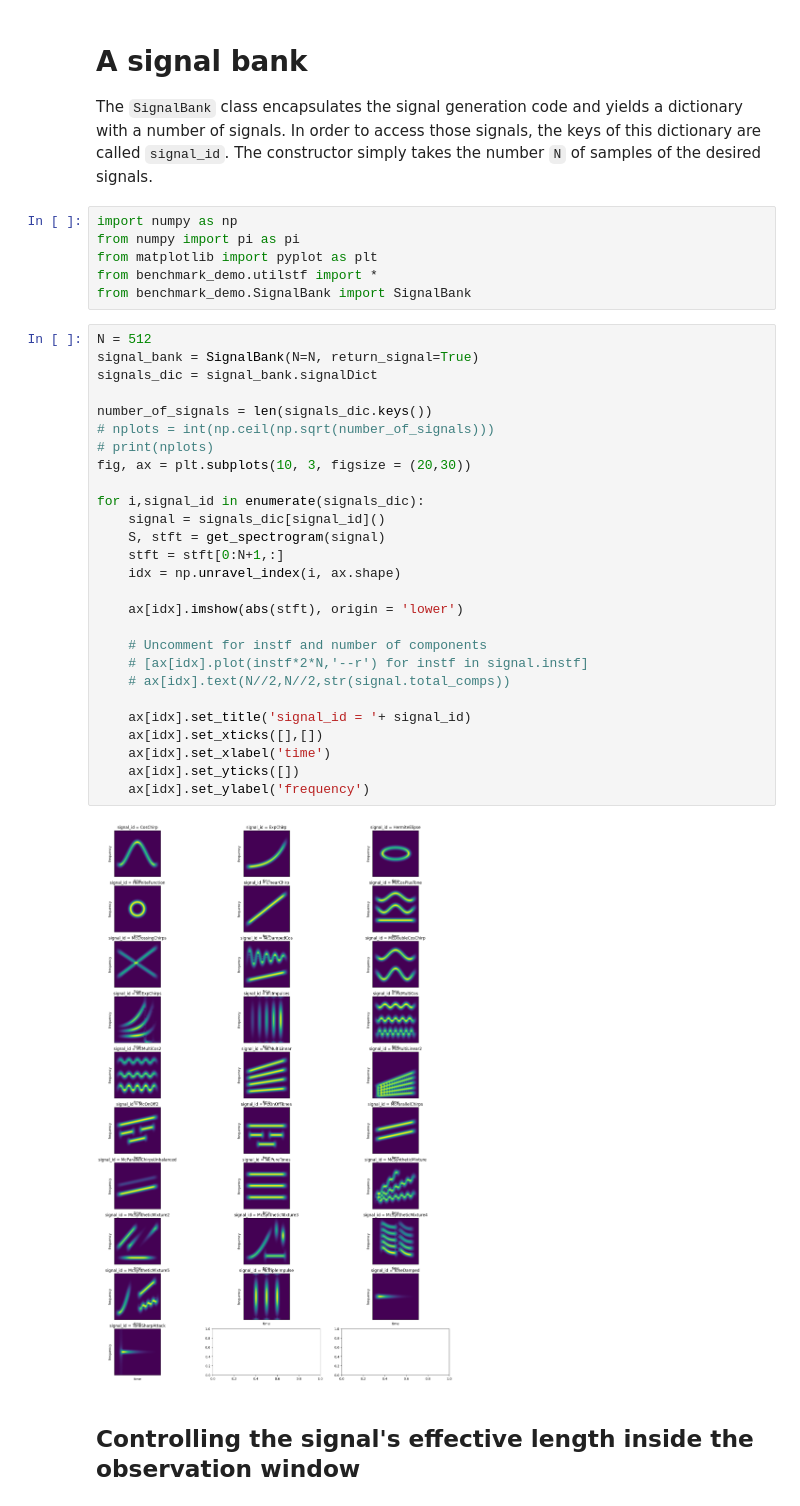
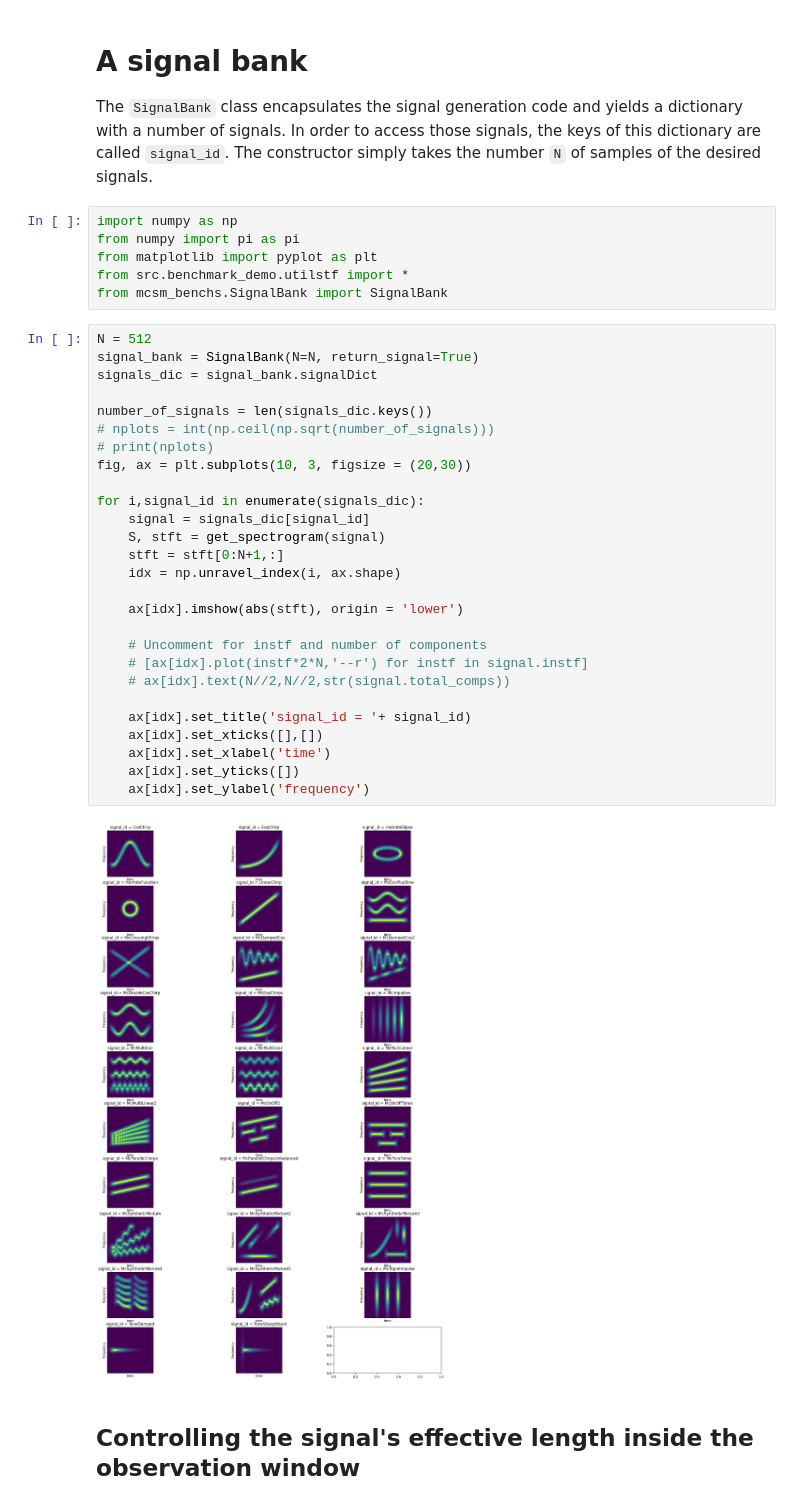
Before and after one commit to jmiramont/benchmarks_eusipco2023, a Jupyter notebook: notebooks/demo_signal_bank.ipynb, the cells around one changed output. Drawn from its saved outputs; the diff is of its cells as text.

Commit message:
Updating mcsm_benchs.

```diff
--- a/notebooks/demo_signal_bank.ipynb
+++ b/notebooks/demo_signal_bank.ipynb
@@ -6,37 +6,37 @@ The `SignalBank` class encapsulates the signal generation code and yields a dict
 import numpy as np
 from numpy import pi as pi
 from matplotlib import pyplot as plt
-from benchmark_demo.utilstf import *
-from benchmark_demo.SignalBank import SignalBank
+from src.benchmark_demo.utilstf import *
+from mcsm_benchs.SignalBank import SignalBank
 # %%
 N = 512
 signal_bank = SignalBank(N=N, return_signal=True)
 signals_dic = signal_bank.signalDict
 
 number_of_signals = len(signals_dic.keys())
 # nplots = int(np.ceil(np.sqrt(number_of_signals)))
 # print(nplots)
 fig, ax = plt.subplots(10, 3, figsize = (20,30))
 
 for i,signal_id in enumerate(signals_dic):
-    signal = signals_dic[signal_id]()
+    signal = signals_dic[signal_id]
     S, stft = get_spectrogram(signal)
     stft = stft[0:N+1,:]
     idx = np.unravel_index(i, ax.shape)
 
     ax[idx].imshow(abs(stft), origin = 'lower')
 
     # Uncomment for instf and number of components
     # [ax[idx].plot(instf*2*N,'--r') for instf in signal.instf]
     # ax[idx].text(N//2,N//2,str(signal.total_comps))
 
     ax[idx].set_title('signal_id = '+ signal_id)
     ax[idx].set_xticks([],[])
     ax[idx].set_xlabel('time')
     ax[idx].set_yticks([])
     ax[idx].set_ylabel('frequency')
 # %% [output]
-[figure, old version]
+[figure, new version]
 # %% [markdown]
 ## Controlling the signal's effective length inside the observation window
 # %%
```
Also changed, not shown: parts of 1 cell of this notebook, 31 other files.
